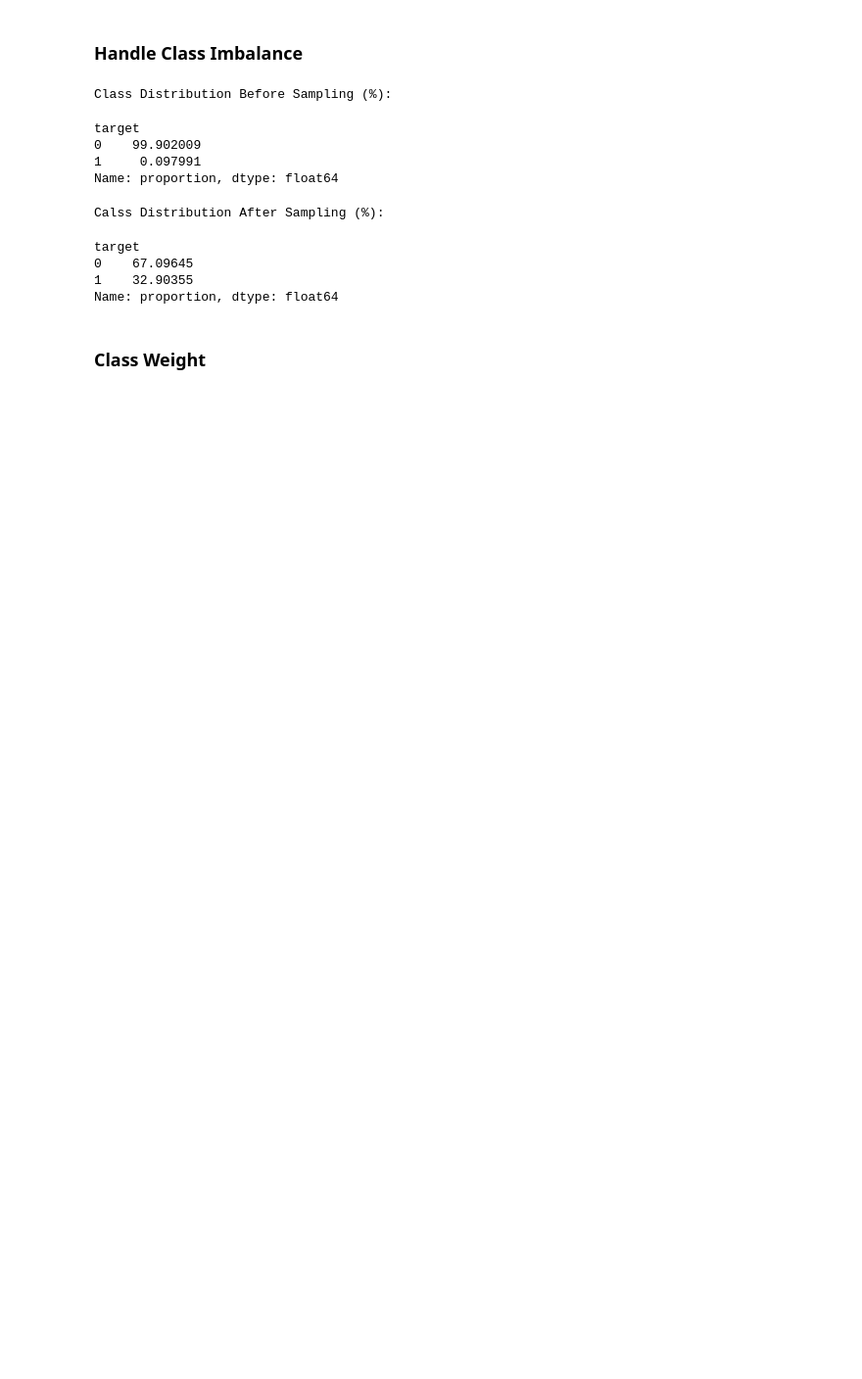
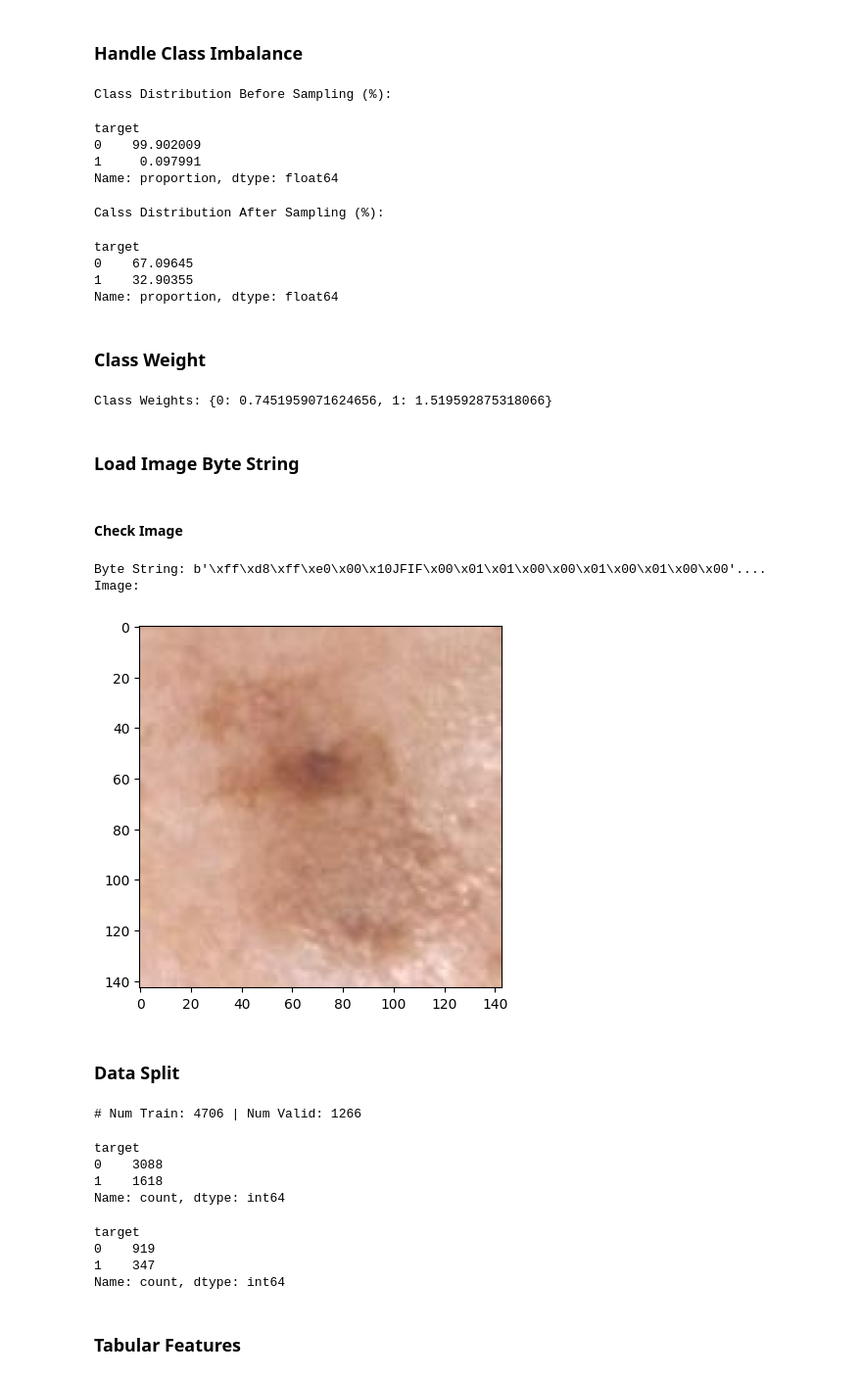
Before and after one commit to alaaeddinKH/Skin_cancer_detection, a Jupyter notebook: model.ipynb, the cells around one changed output. Shown at 98% size. Drawn from its saved outputs; the diff is of its cells as text; code cells hidden in the pictures; blank space fills up the shorter version.

Commit message:
read data and loding it

```diff
--- a/model.ipynb
+++ b/model.ipynb
@@ -93,3 +94,71 @@ target
 Name: proportion, dtype: float64
 # %% [markdown]
 ### Class Weight
+# %%
+from sklearn.utils.class_weight import compute_class_weight
+
+# Assume df is your DataFrame and 'target' is the column with class labels
+class_weights = compute_class_weight('balanced', classes=np.unique(df['target']), y=df['target'])
+class_weights = dict(enumerate(class_weights))
+print("Class Weights:", class_weights)
+# %% [output]
+Class Weights: {0: 0.7451959071624656, 1: 1.519592875318066}
+# %% [markdown]
+### Load Image Byte String
+# %%
+import h5py
+
+training_validation_hdf5 = h5py.File(f"{BASE_PATH}/train-image.hdf5", 'r')
+testing_hdf5 = h5py.File(f"{BASE_PATH}/test-image.hdf5", 'r')
+# %% [markdown]
+#### Check Image
+# %%
+isic_id = df.isic_id.iloc[0]
+
+# Image as Byte String
+byte_string = training_validation_hdf5[isic_id][()]
+print(f"Byte String: {byte_string[:20]}....")
+
+# Convert byte string to numpy array
+nparr = np.frombuffer(byte_string, np.uint8)
+
+print("Image:")
+image = cv2.imdecode(nparr, cv2.IMREAD_COLOR)[...,::-1] # reverse last axis for bgr -> rgb
+plt.imshow(image);
+# %% [output]
+Byte String: b'\xff\xd8\xff\xe0\x00\x10JFIF\x00\x01\x01\x00\x00\x01\x00\x01\x00\x00'....
+Image:
+[figure, added]
+# %% [markdown]
+### Data Split
+# %%
+from sklearn.model_selection import StratifiedGroupKFold
+
+df = df.reset_index(drop=True) # ensure continuous index
+df["fold"] = -1
+sgkf = StratifiedGroupKFold(n_splits=5, shuffle=True, random_state=CFG.seed)
+for i, (training_idx, validation_idx) in enumerate(sgkf.split(df, y=df.target, groups=df.patient_id)):
+    df.loc[validation_idx, "fold"] = int(i)
+
+# Use first fold for training and validation
+training_df = df.query("fold!=0")
+validation_df = df.query("fold==0")
+print(f"# Num Train: {len(training_df)} | Num Valid: {len(validation_df)}")
+# %% [output]
+# Num Train: 4706 | Num Valid: 1266
+# %%
+training_df.target.value_counts()
+# %% [output]
+target
+0    3088
+1    1618
+Name: count, dtype: int64
+# %%
+validation_df.target.value_counts()
+# %% [output]
+target
+0    919
+1    347
+Name: count, dtype: int64
+# %% [markdown]
+### Tabular Features
```
Also changed, not shown: parts of 6 cells of this notebook.
